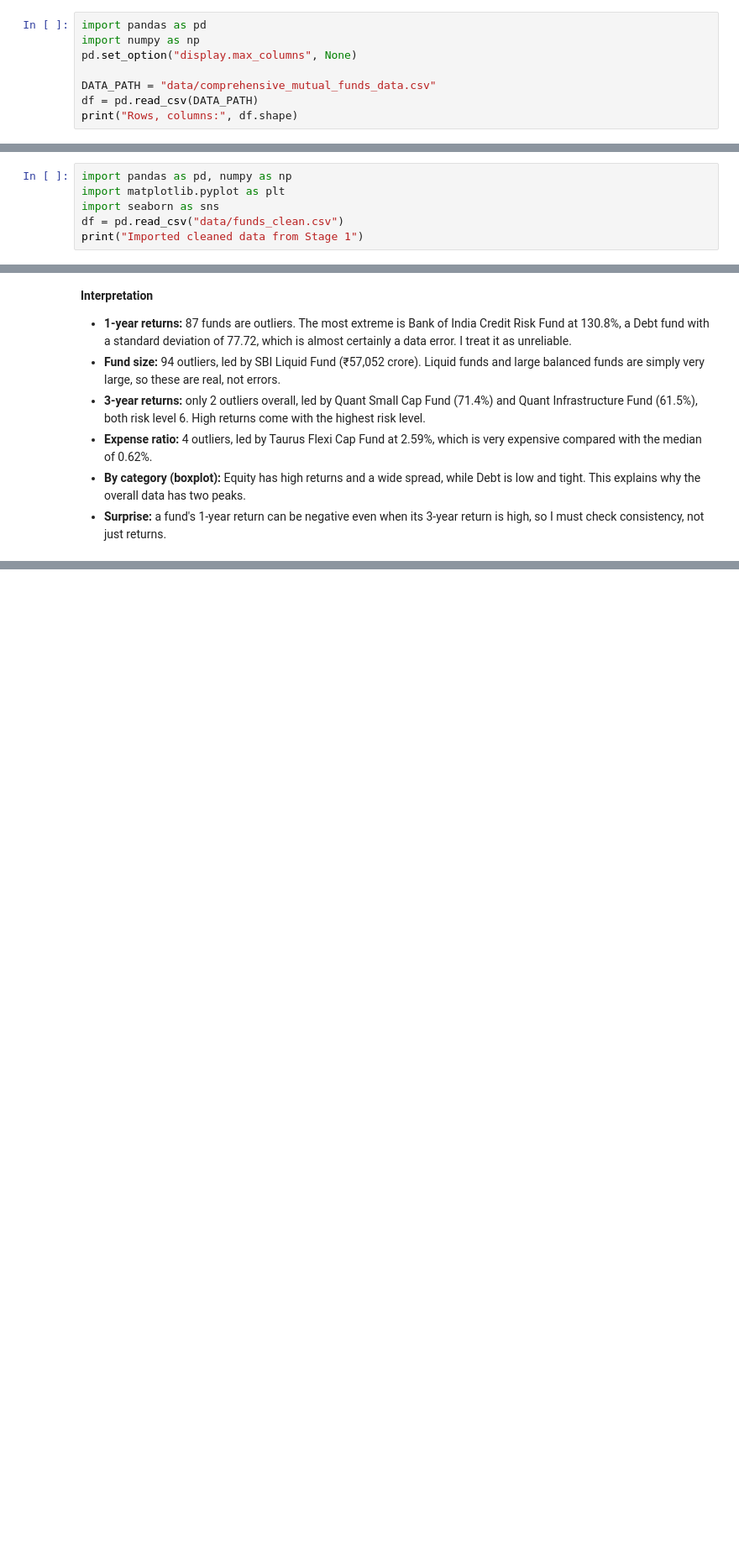
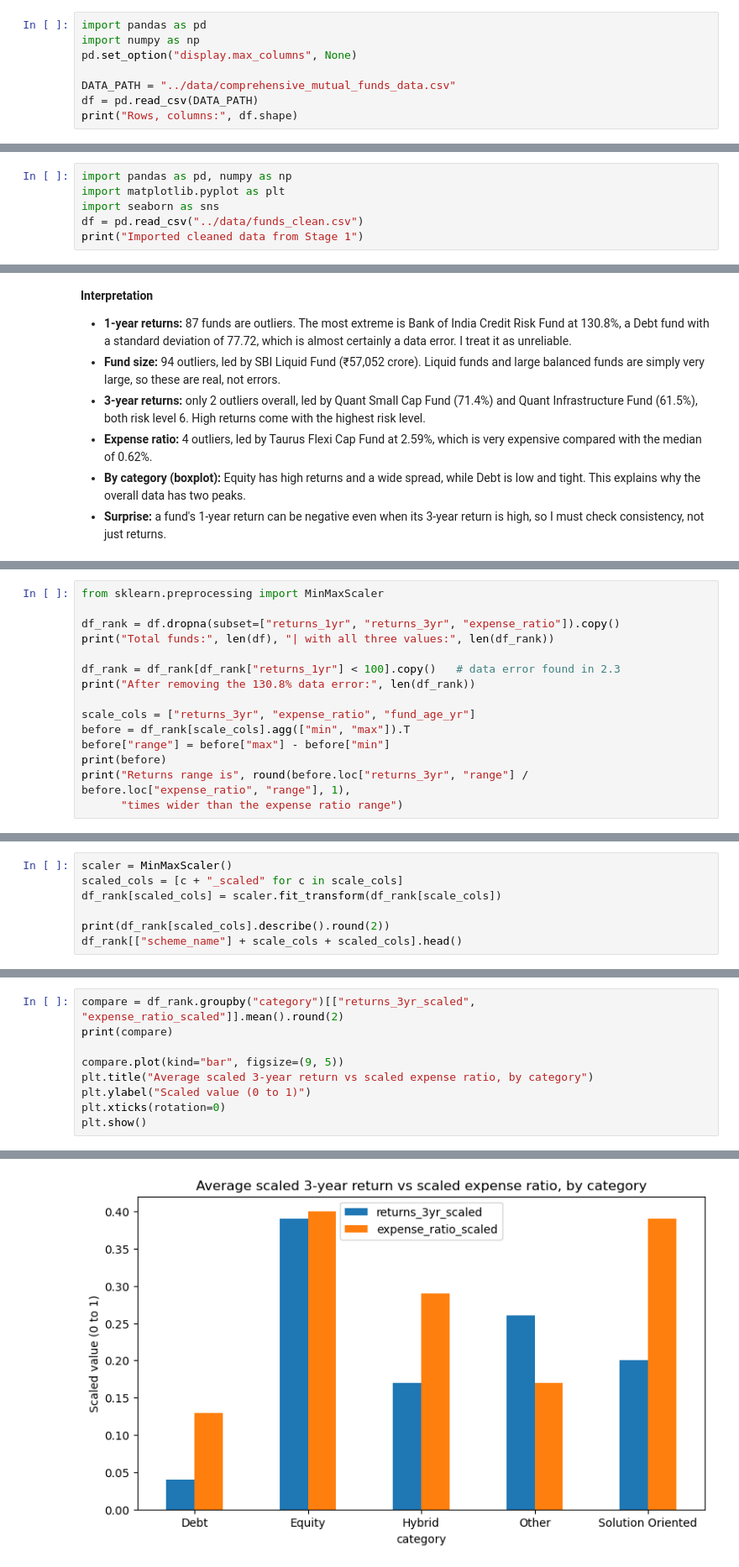
Before and after one commit to stutigoyal8999/Coorix_Internship_Business-Analytics, a Jupyter notebook: Mutual Fund Analysis/notebook/Mutual Fund Analysis.ipynb, the cells around one changed output, grey strips where cells are left out. Shown at 84% size. Drawn from its saved outputs; the diff is of its cells as text; blank space fills up the shorter version.

Commit message:
Stage 3: MinMax normalisation of returns, expense ratio and age

```diff
--- a/Mutual Fund Analysis/notebook/Mutual Fund Analysis.ipynb
+++ b/Mutual Fund Analysis/notebook/Mutual Fund Analysis.ipynb
@@ -26,7 +26,7 @@ import pandas as pd
 import numpy as np
 pd.set_option("display.max_columns", None)
 
-DATA_PATH = "data/comprehensive_mutual_funds_data.csv"
+DATA_PATH = "../data/comprehensive_mutual_funds_data.csv"
 df = pd.read_csv(DATA_PATH)
 print("Rows, columns:", df.shape)
 # %% [output]
@@ -222,7 +222,7 @@ Rankable funds: 777
 import pandas as pd, numpy as np
 import matplotlib.pyplot as plt
 import seaborn as sns
-df = pd.read_csv("data/funds_clean.csv")
+df = pd.read_csv("../data/funds_clean.csv")
 print("Imported cleaned data from Stage 1")
 # %% [output]
 Imported cleaned data from Stage 1
@@ -362,0 +369,15 @@ plt.show()
+# %%
+from sklearn.preprocessing import MinMaxScaler
+
+df_rank = df.dropna(subset=["returns_1yr", "returns_3yr", "expense_ratio"]).copy()
+print("Total funds:", len(df), "| with all three values:", len(df_rank))
+
+df_rank = df_rank[df_rank["returns_1yr"] < 100].copy()   # data error found in 2.3
+print("After removing the 130.8% data error:", len(df_rank))
+
+scale_cols = ["returns_3yr", "expense_ratio", "fund_age_yr"]
+before = df_rank[scale_cols].agg(["min", "max"]).T
+before["range"] = before["max"] - before["min"]
+print(before)
+print("Returns range is", round(before.loc["returns_3yr", "range"] / before.loc["expense_ratio", "range"], 1),
+      "times wider than the expense ratio range")
@@ -362,0 +399,7 @@ plt.show()
+# %%
+scaler = MinMaxScaler()
+scaled_cols = [c + "_scaled" for c in scale_cols]
+df_rank[scaled_cols] = scaler.fit_transform(df_rank[scale_cols])
+
+print(df_rank[scaled_cols].describe().round(2))
+df_rank[["scheme_name"] + scale_cols + scaled_cols].head()
@@ -362,0 +429,10 @@ plt.show()
+# %%
+compare = df_rank.groupby("category")[["returns_3yr_scaled", "expense_ratio_scaled"]].mean().round(2)
+print(compare)
+
+compare.plot(kind="bar", figsize=(9, 5))
+plt.title("Average scaled 3-year return vs scaled expense ratio, by category")
+plt.ylabel("Scaled value (0 to 1)")
+plt.xticks(rotation=0)
+plt.show()
+# %% [output]
@@ -362,0 +446 @@ plt.show()
+[figure, added]
```
Also changed, not shown: parts of 10 cells of this notebook.
